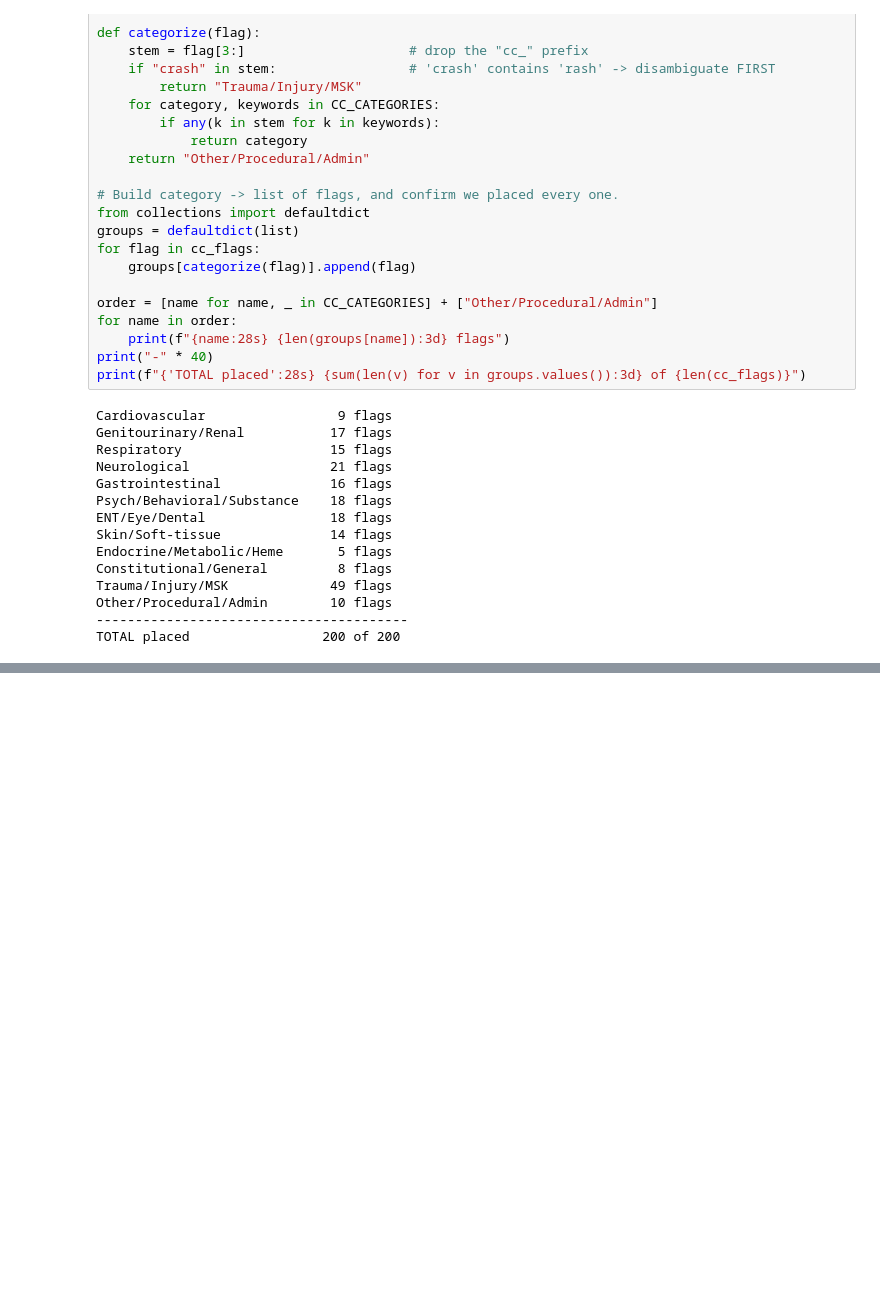
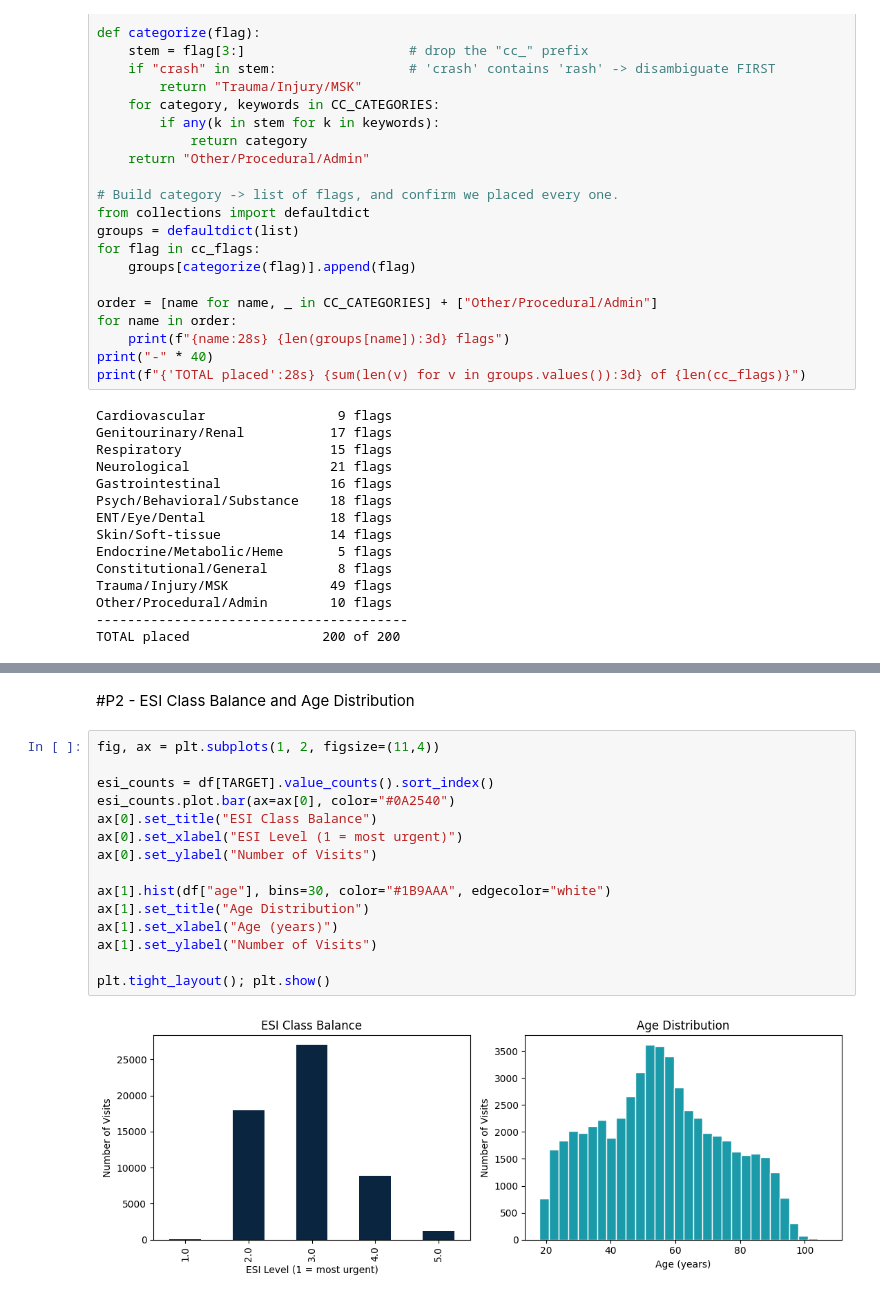
Before and after one commit to madebyjackson/CariSurg-Portfolio, a Jupyter notebook: notebooks/CariSurg_Week_5.ipynb, the cells around one changed output, grey strips where cells are left out. Cells and saved outputs as stored; diff of their text form; blank space fills up the shorter version.

```diff
--- a/notebooks/CariSurg_Week_5.ipynb
+++ b/notebooks/CariSurg_Week_5.ipynb
@@ -182,0 +321,19 @@ TOTAL placed                 200 of 200
+# %% [markdown]
+#P2 - ESI Class Balance and Age Distribution
+# %%
+fig, ax = plt.subplots(1, 2, figsize=(11,4))
+
+esi_counts = df[TARGET].value_counts().sort_index()
+esi_counts.plot.bar(ax=ax[0], color="#0A2540")
+ax[0].set_title("ESI Class Balance")
+ax[0].set_xlabel("ESI Level (1 = most urgent)")
+ax[0].set_ylabel("Number of Visits")
+
+ax[1].hist(df["age"], bins=30, color="#1B9AAA", edgecolor="white")
+ax[1].set_title("Age Distribution")
+ax[1].set_xlabel("Age (years)")
+ax[1].set_ylabel("Number of Visits")
+
+plt.tight_layout(); plt.show()
+# %% [output]
+[figure, added]
```
Also changed, not shown: parts of 20 cells of this notebook, 5 other files.
